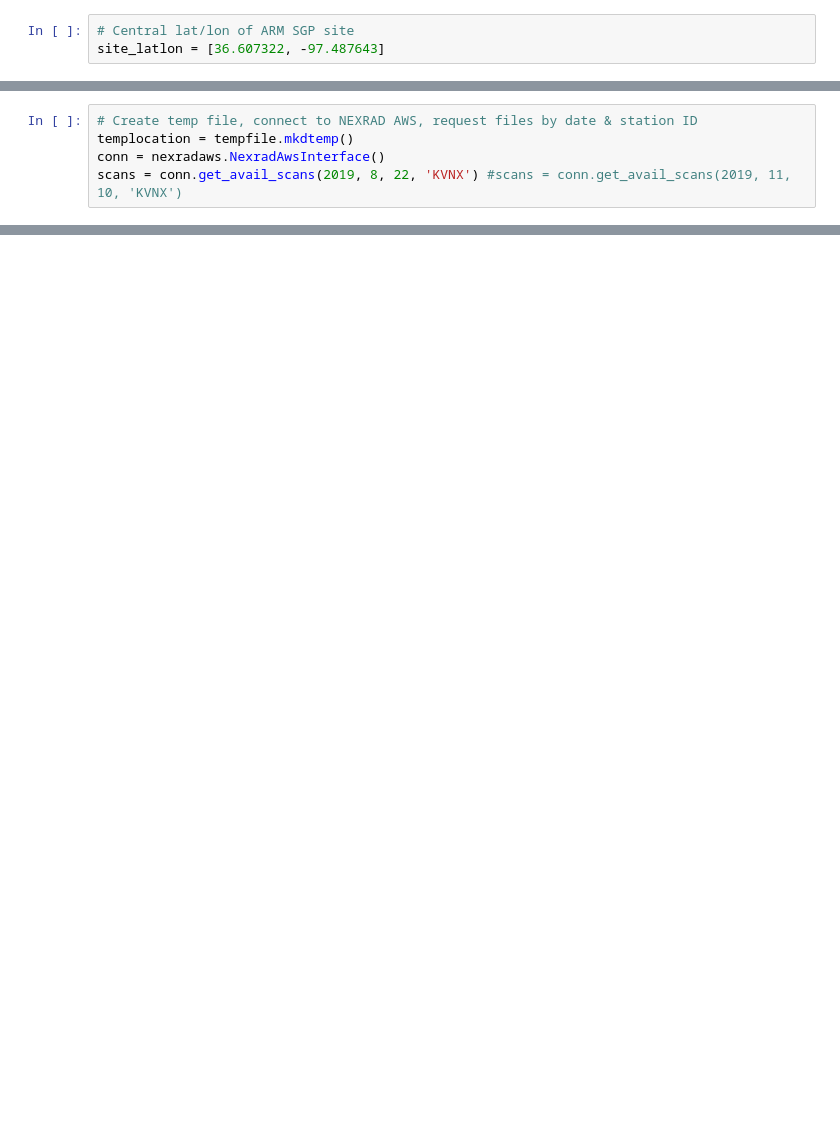
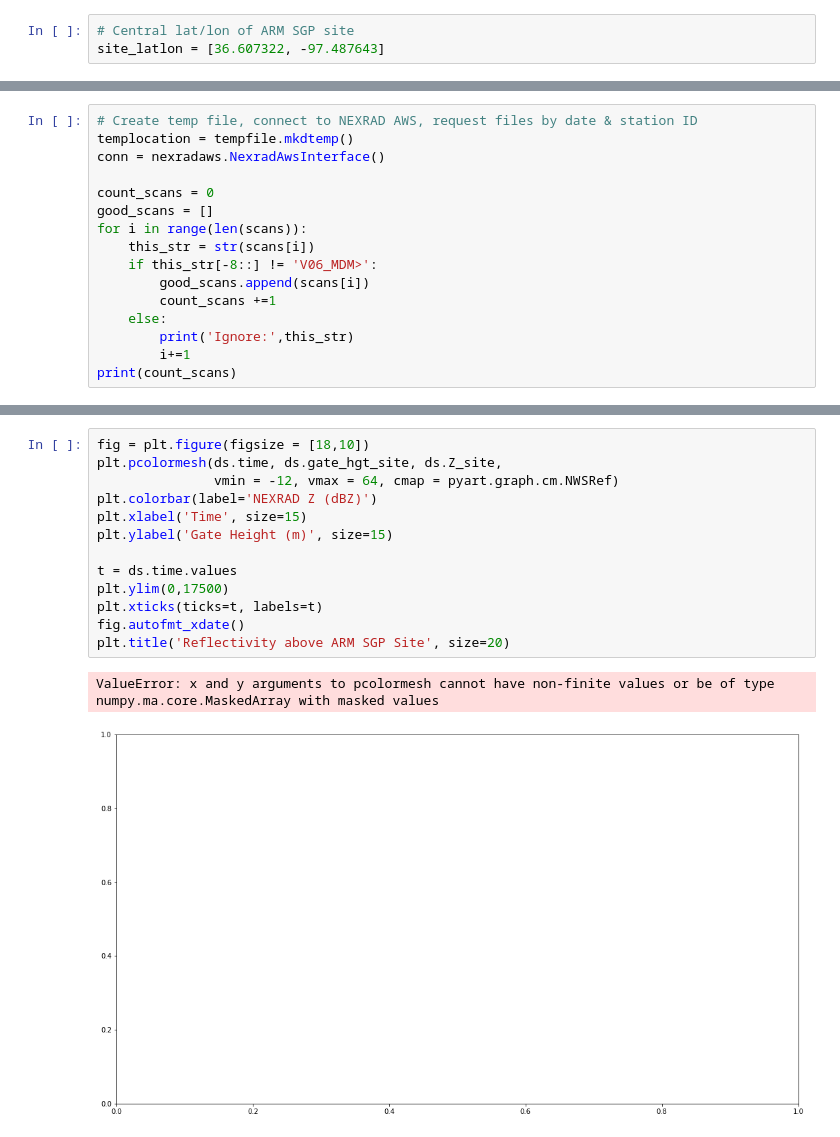
Before and after one commit to waggle-sensor/summer2021, a Jupyter notebook: Andrews/NEXRAD_TimeHeightPlots-Copy1.ipynb, the cells around one changed output, grey strips where cells are left out. Drawn from its saved outputs; the diff is of its cells as text; blank space fills up the shorter version.

```diff
--- a/Andrews/NEXRAD_TimeHeightPlots-Copy1.ipynb
+++ b/Andrews/NEXRAD_TimeHeightPlots-Copy1.ipynb
@@ -17,4 +29,15 @@ site_latlon = [36.607322, -97.487643]
 # Create temp file, connect to NEXRAD AWS, request files by date & station ID
 templocation = tempfile.mkdtemp()
 conn = nexradaws.NexradAwsInterface()
-scans = conn.get_avail_scans(2019, 8, 22, 'KVNX') #scans = conn.get_avail_scans(2019, 11, 10, 'KVNX')
+
+count_scans = 0
+good_scans = []
+for i in range(len(scans)):
+    this_str = str(scans[i])
+    if this_str[-8::] != 'V06_MDM>':
+        good_scans.append(scans[i])
+        count_scans +=1
+    else:
+        print('Ignore:',this_str)
+        i+=1
+print(count_scans)
@@ -117,0 +164,16 @@ ds.Z_site.plot()
+# %%
+fig = plt.figure(figsize = [18,10])
+plt.pcolormesh(ds.time, ds.gate_hgt_site, ds.Z_site,
+               vmin = -12, vmax = 64, cmap = pyart.graph.cm.NWSRef)
+plt.colorbar(label='NEXRAD Z (dBZ)')
+plt.xlabel('Time', size=15)
+plt.ylabel('Gate Height (m)', size=15)
+
+t = ds.time.values
+plt.ylim(0,17500)
+plt.xticks(ticks=t, labels=t)
+fig.autofmt_xdate()
+plt.title('Reflectivity above ARM SGP Site', size=20)
+# %% [output]
+ValueError: x and y arguments to pcolormesh cannot have non-finite values or be of type numpy.ma.core.MaskedArray with masked values
+[figure, added]
```
Also changed, not shown: parts of 11 cells of this notebook.
